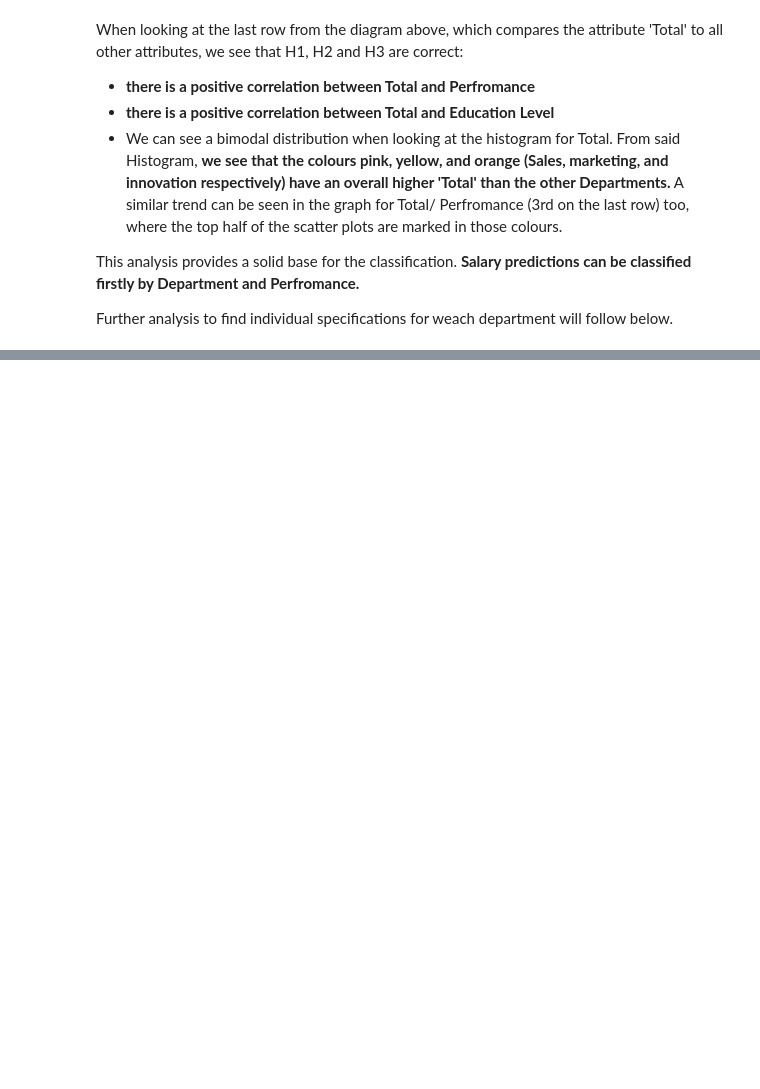
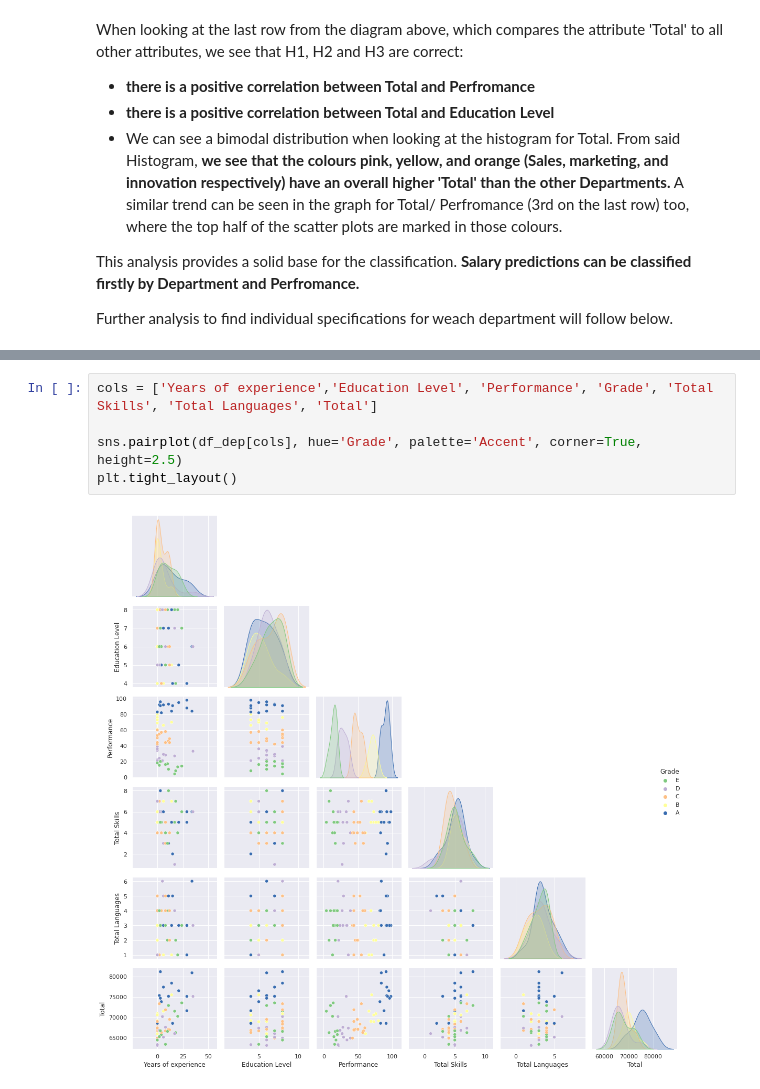
Before and after one commit to FHnt97/RUG_TOM_SIO, a Jupyter notebook: Assignment_A_4_2.ipynb, the cells around one changed output, grey strips where cells are left out. Cells and saved outputs as stored; diff of their text form; blank space fills up the shorter version.

```diff
--- a/Assignment_A_4_2.ipynb
+++ b/Assignment_A_4_2.ipynb
@@ -230,0 +250,7 @@ plt.show()
+# %%
+cols = ['Years of experience','Education Level', 'Performance', 'Grade', 'Total Skills', 'Total Languages', 'Total']
+
+sns.pairplot(df_dep[cols], hue='Grade', palette='Accent', corner=True, height=2.5)
+plt.tight_layout()
+# %% [output]
+[figure, added]
```
Also changed, not shown: parts of 10 cells of this notebook.
